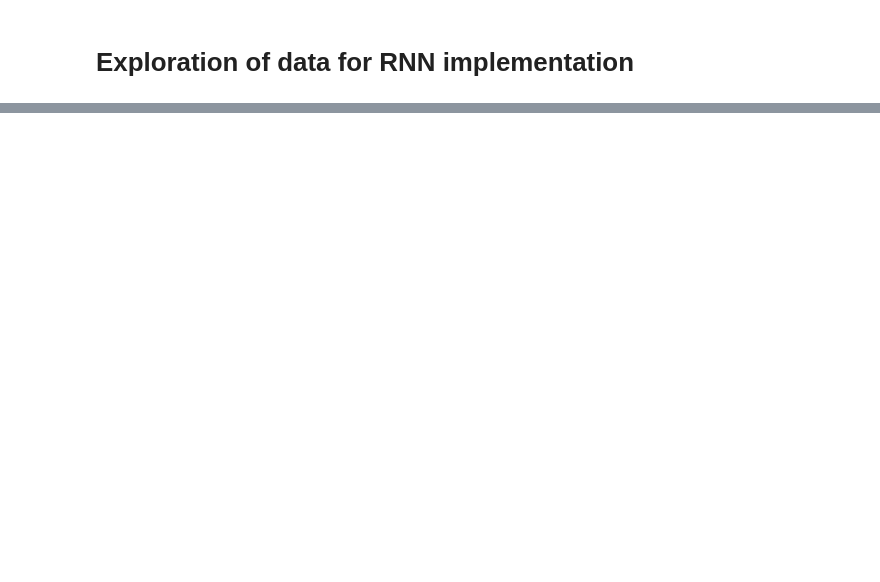
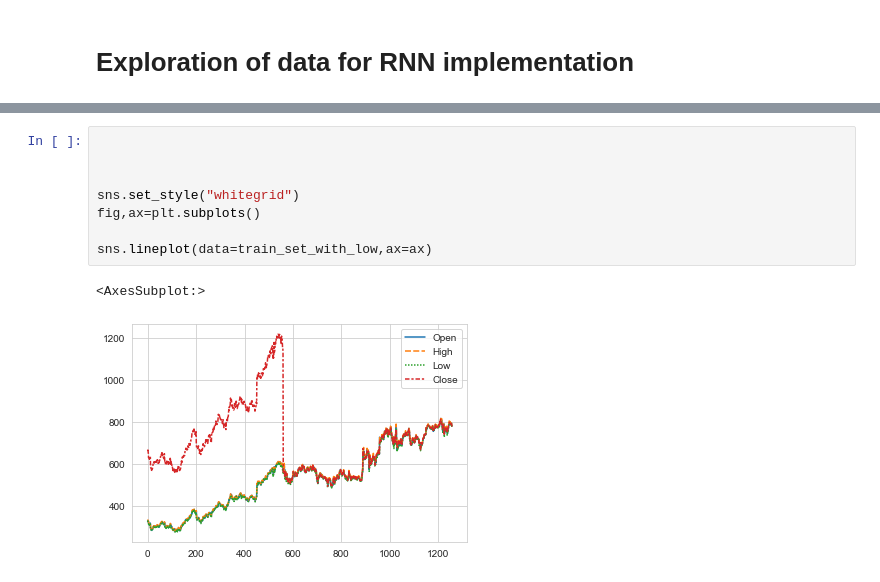
Before and after one commit to Pliploop/Stock_Prediction_RNN, a Jupyter notebook: Exploration.ipynb, the cells around one changed output, grey strips where cells are left out. Cells and saved outputs as stored; diff of their text form; blank space fills up the shorter version.

```diff
--- a/Exploration.ipynb
+++ b/Exploration.ipynb
@@ -30,4 +46,15 @@ test_set_scaled = pd.concat([val_set[len(val_set)-30:len(val_set)],test_set])
 test_set_scaled[test_set_scaled.columns]=sc.transform(test_set_scaled)
+# %%
+
+
+
+sns.set_style("whitegrid")
+fig,ax=plt.subplots()
+
+sns.lineplot(data=train_set_with_low,ax=ax)
+# %% [output]
+<AxesSubplot:>
+[figure, added]
 # %%
 
 sns.set_style("whitegrid")
```
Also changed, not shown: parts of 15 cells of this notebook, 2 other files.
